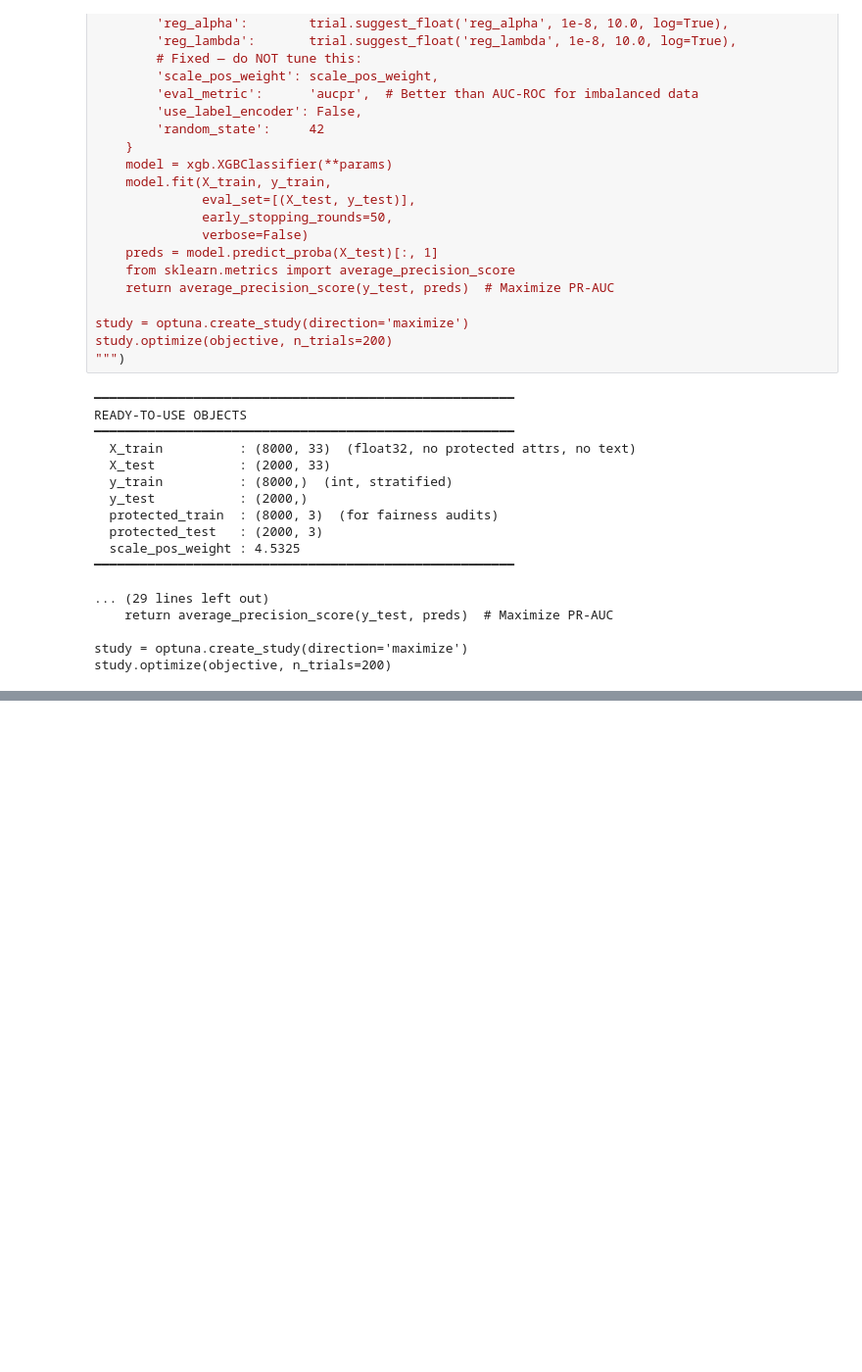
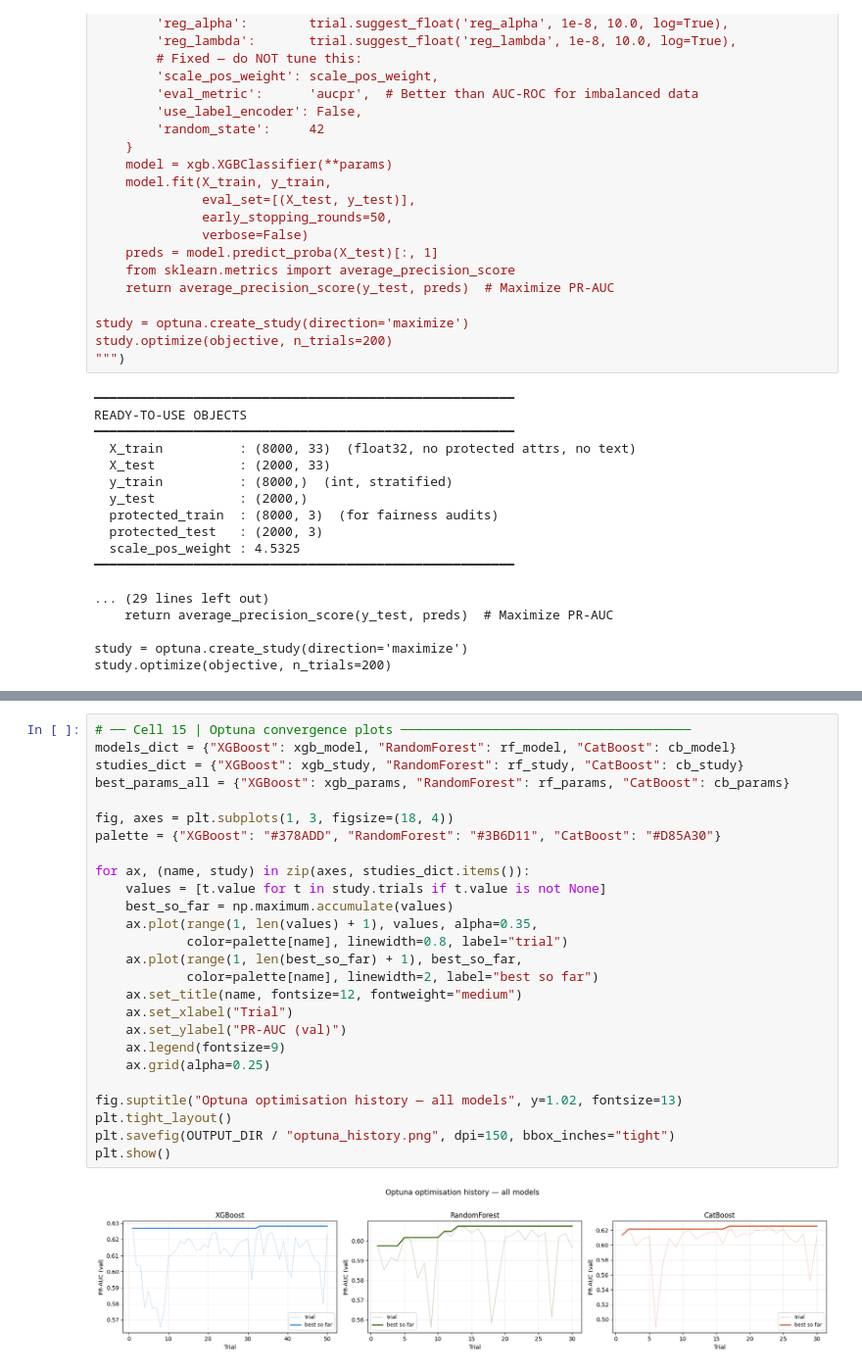
Before and after one commit to supriyakommini/hackathonxxxxx, a Jupyter notebook: HR_Attrition_XGBoost_Prep.ipynb, the cells around one changed output, grey strips where cells are left out. Shown at 98% size. Cells and saved outputs as stored; diff of their text form; blank space fills up the shorter version.

Commit message:
feat: updated cells

```diff
--- a/HR_Attrition_XGBoost_Prep.ipynb
+++ b/HR_Attrition_XGBoost_Prep.ipynb
@@ -666,0 +1023,28 @@ study.optimize(objective, n_trials=200)
+# %%
+# ── Cell 15 | Optuna convergence plots ──────────────────────────────────────
+models_dict = {"XGBoost": xgb_model, "RandomForest": rf_model, "CatBoost": cb_model}
+studies_dict = {"XGBoost": xgb_study, "RandomForest": rf_study, "CatBoost": cb_study}
+best_params_all = {"XGBoost": xgb_params, "RandomForest": rf_params, "CatBoost": cb_params}
+
+fig, axes = plt.subplots(1, 3, figsize=(18, 4))
+palette = {"XGBoost": "#378ADD", "RandomForest": "#3B6D11", "CatBoost": "#D85A30"}
+
+for ax, (name, study) in zip(axes, studies_dict.items()):
+    values = [t.value for t in study.trials if t.value is not None]
+    best_so_far = np.maximum.accumulate(values)
+    ax.plot(range(1, len(values) + 1), values, alpha=0.35,
+            color=palette[name], linewidth=0.8, label="trial")
+    ax.plot(range(1, len(best_so_far) + 1), best_so_far,
+            color=palette[name], linewidth=2, label="best so far")
+    ax.set_title(name, fontsize=12, fontweight="medium")
+    ax.set_xlabel("Trial")
+    ax.set_ylabel("PR-AUC (val)")
+    ax.legend(fontsize=9)
+    ax.grid(alpha=0.25)
+
+fig.suptitle("Optuna optimisation history — all models", y=1.02, fontsize=13)
+plt.tight_layout()
+plt.savefig(OUTPUT_DIR / "optuna_history.png", dpi=150, bbox_inches="tight")
+plt.show()
+# %% [output]
+[figure, added]
```
Also changed, not shown: parts of 11 cells of this notebook, 18 other files.
